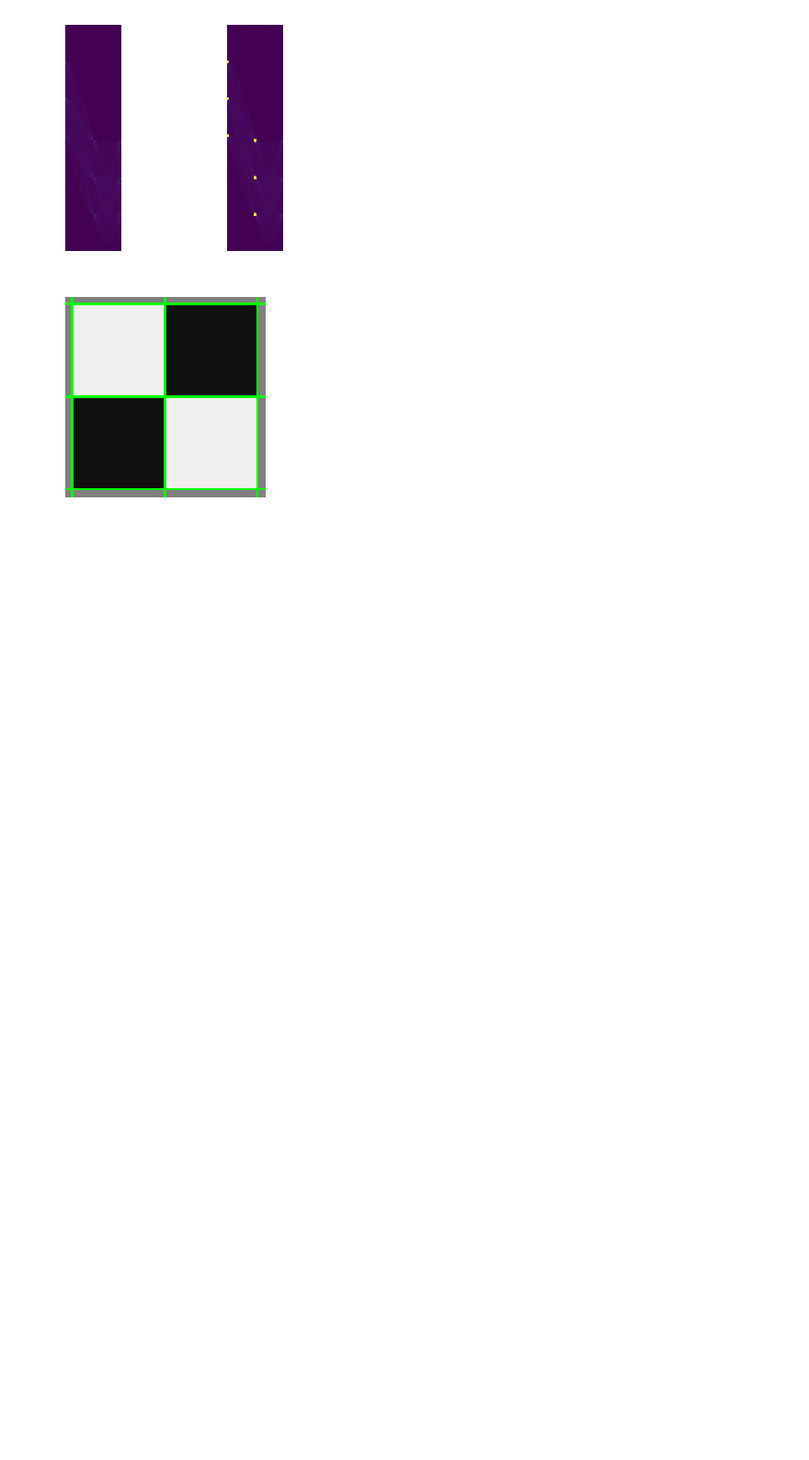
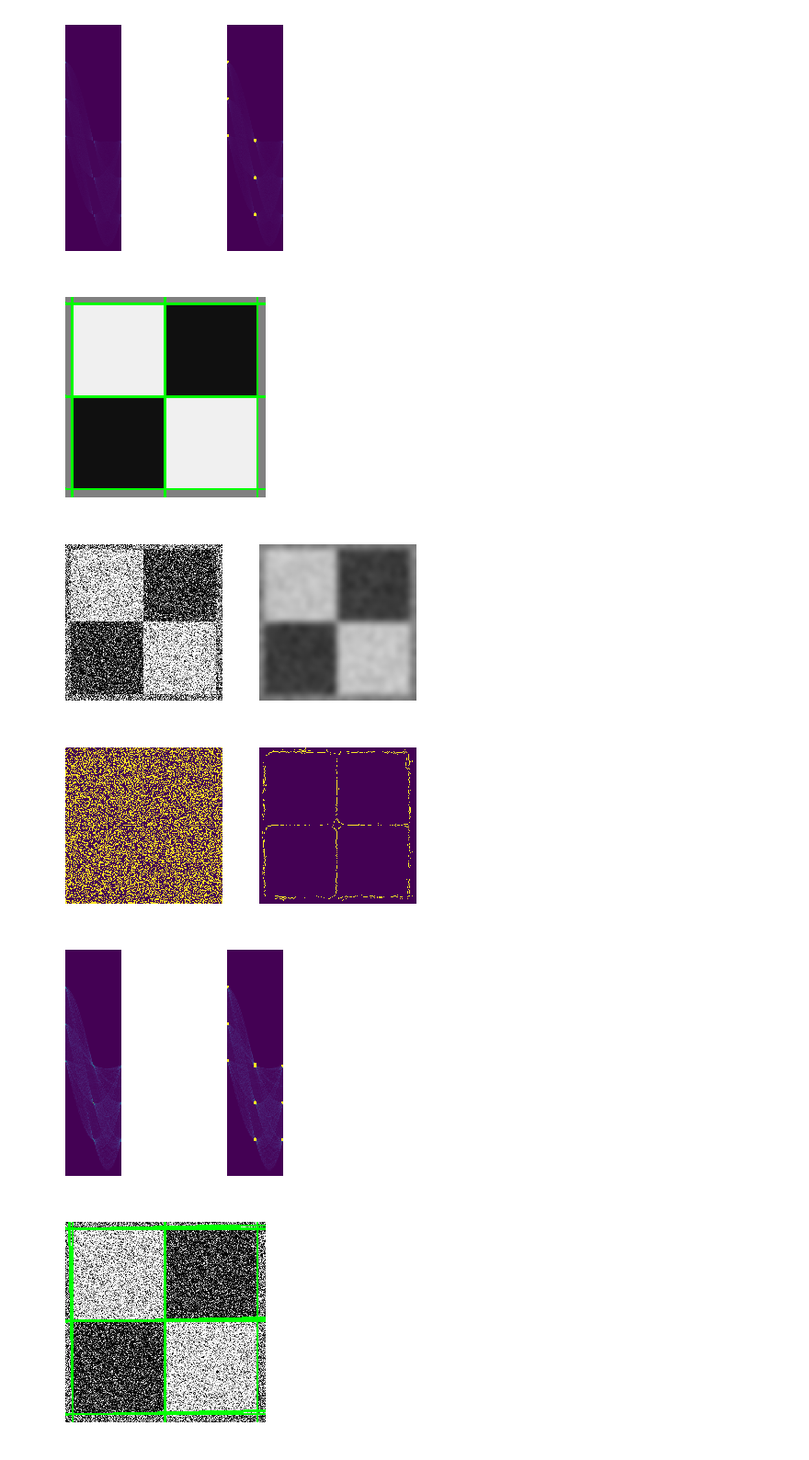
Before and after one commit to naveen246/computer_vision, a Jupyter notebook: psets/ps1/ps1_python/ps1.ipynb, the cells around one changed output. Shown at 92% size. Cells and saved outputs as stored; diff of their text form; code cells hidden in the pictures; blank space fills up the shorter version.

Commit message:
Hough Transform for Lines on Noisy Image

```diff
--- a/psets/ps1/ps1_python/ps1.ipynb
+++ b/psets/ps1/ps1_python/ps1.ipynb
@@ -20,7 +22,7 @@ util.show_images_together(img, img_edges)
 # %% [output]
 [figure]
 # %%
-H, rho, theta = hough_lines_acc(img_edges)
+# 2
 
 def normalize_accumulator(acc, normalized_min, normalized_max):
     min_val = np.amin(acc)
@@ -30,9 +32,6 @@ def normalize_accumulator(acc, normalized_min, normalized_max):
     normalized_range = normalized_max - normalized_min
     return normalized_min + (acc - min_val) * normalized_range / acc_range
 
-normal_hough_acc = normalize_accumulator(H, 0, 255).astype('uint8')
-util.write_img('ps1-2-a-1.png', normal_hough_acc)
-
 def highlight_hough_peaks(normal_hough_acc, peaks):
     highlight_peaks = normal_hough_acc.copy()
     for peak in peaks:
@@ -40,8 +39,15 @@ def highlight_hough_peaks(normal_hough_acc, peaks):
         cv2.circle(highlight_peaks, (col, row), 5, (255,255,255), -1)
     return highlight_peaks
 
-peaks = hough_peaks(normal_hough_acc, 10);
-highlight_peaks = highlight_hough_peaks(normal_hough_acc, peaks)
+def accumulator_and_peaks(img_edges):
+    normal_hough_acc = normalize_accumulator(H, 0, 255).astype('uint8')
+    peaks = hough_peaks(normal_hough_acc, 10);
+    highlight_peaks = highlight_hough_peaks(normal_hough_acc, peaks)
+    return peaks, normal_hough_acc, highlight_peaks
+
+H, rho, theta = hough_lines_acc(img_edges)
+peaks, normal_hough_acc, highlight_peaks = accumulator_and_peaks(img_edges)
+util.write_img('ps1-2-a-1.png', normal_hough_acc)
 util.write_img('ps1-2-b-1.png', highlight_peaks)
 
 util.show_images_together(normal_hough_acc, highlight_peaks)
@@ -51,3 +57,31 @@ util.show_img(img_edge_colored)
 # %% [output]
 [figure]
 [figure]
+# %%
+# 3
+
+noisy_img = util.read_img('ps1-input0-noise.png')
+smooth_img = cv2.GaussianBlur(noisy_img, (23, 23), 5)
+util.write_img('ps1-3-a-1.png', smooth_img)
+
+util.show_images_together(noisy_img, smooth_img)
+
+noisy_edge_img = cv2.Canny(noisy_img, 20, 40)
+smooth_edge_img = cv2.Canny(smooth_img, 20, 40)
+util.write_img('ps1-3-b-1.png', noisy_edge_img)
+util.write_img('ps1-3-b-2.png', smooth_edge_img)
+
+util.show_images_together(noisy_edge_img, smooth_edge_img)
+
+H, rho, theta = hough_lines_acc(smooth_edge_img)
+peaks, normal_hough_acc, highlight_peaks = accumulator_and_peaks(smooth_edge_img)
+util.write_img('ps1-3-c-1.png ', highlight_peaks)
+
+util.show_images_together(normal_hough_acc, highlight_peaks)
+img_edge_colored = hough_lines_draw(noisy_img, 'ps1-3-c-2.png', peaks, rho, theta)
+util.show_img(img_edge_colored)
+# %% [output]
+[figure, added]
+[figure, added]
+[figure, added]
+[figure, added]
```
Also changed, not shown: parts of 1 cell of this notebook, 6 other files.
